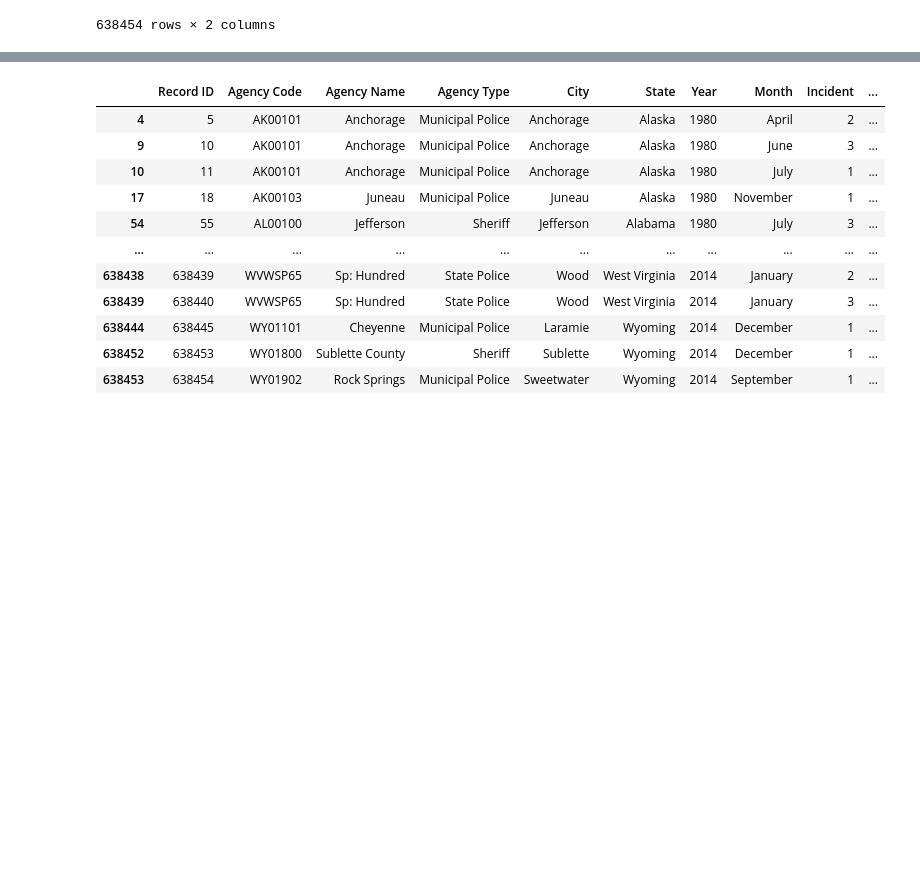
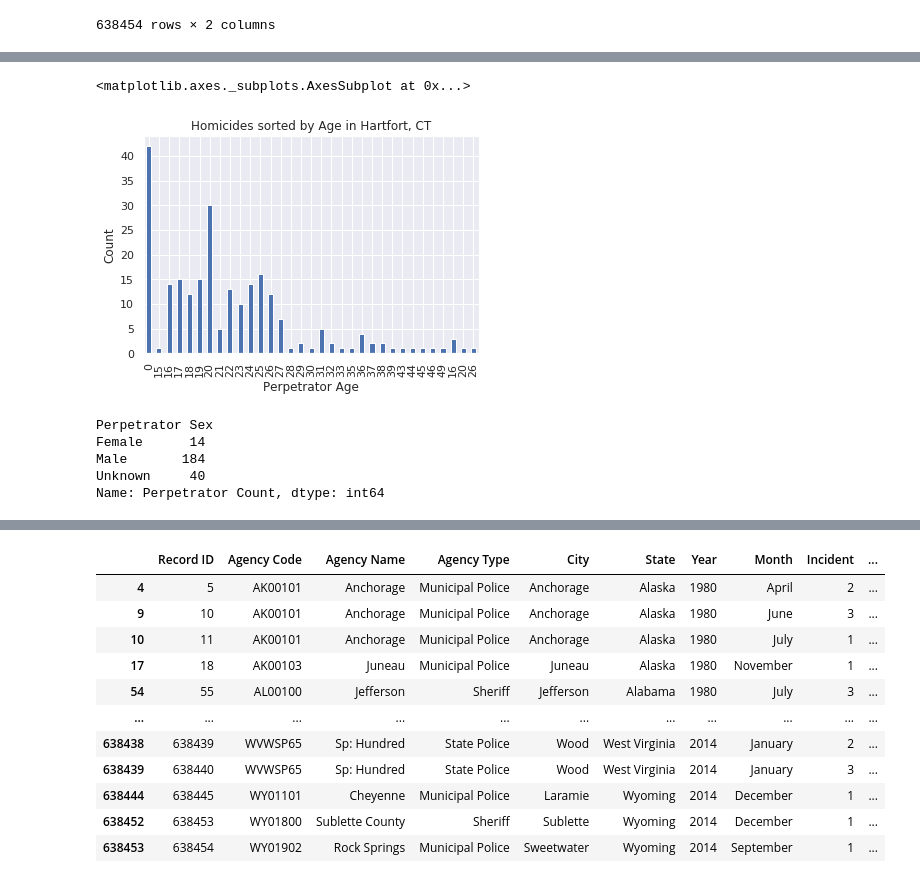
Before and after one commit to Fairfield-University-BA505/final-project-fa2019-red-stags, a Jupyter notebook: Perp Count calculations_viziulization.ipynb, the cells around one changed output, grey strips where cells are left out. Saved outputs shown, nothing was run; the diff lists cells and outputs as text; code cells hidden in the pictures; blank space fills up the shorter version.

```diff
--- a/Perp Count calculations_viziulization.ipynb
+++ b/Perp Count calculations_viziulization.ipynb
@@ -76,0 +121,3 @@ sub
+# %%
+hartford_subset = data2[data2['City'] == 'Hartford']
+hartford_subset
@@ -76,0 +155,3 @@ sub
+# %%
+hartford_subset_oldvsyoung = hartford_subset['Perpetrator Count'].groupby(hartford_subset['Perpetrator Age']).sum()
+hartford_subset_oldvsyoung
@@ -76,0 +176,16 @@ sub
+# %%
+plt.title('Homicides sorted by Age in Hartfort, CT')
+plt.ylabel("Count")
+hartford_subset_oldvsyoung.plot(kind='bar', rot=90, )
+# %% [output]
+<matplotlib.axes._subplots.AxesSubplot at 0x...>
+[figure, added]
+# %%
+hartford_subset_malevsfemale = hartford_subset['Perpetrator Count'].groupby(hartford_subset['Perpetrator Sex']).sum() #finds perpetrator count of men and women
+hartford_subset_malevsfemale
+# %% [output]
+Perpetrator Sex
+Female      14
+Male       184
+Unknown     40
+Name: Perpetrator Count, dtype: int64
```
Also changed, not shown: parts of 13 cells of this notebook, 2 other files.
